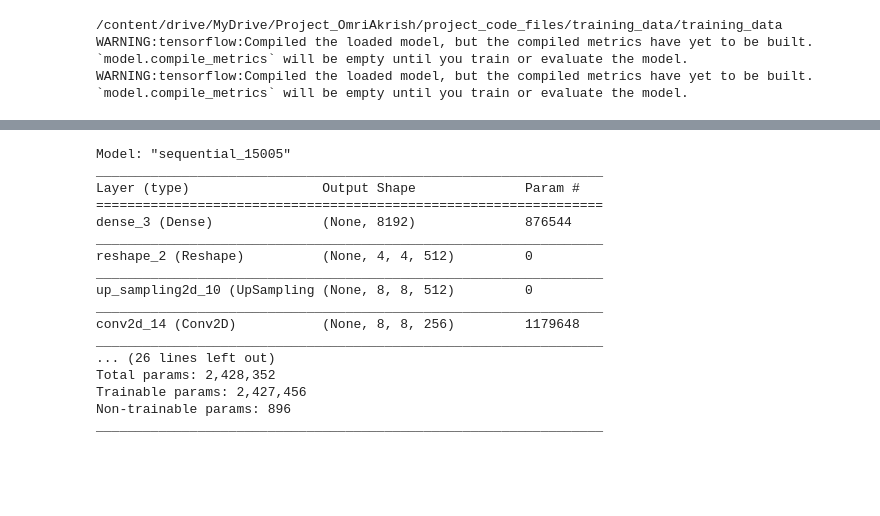
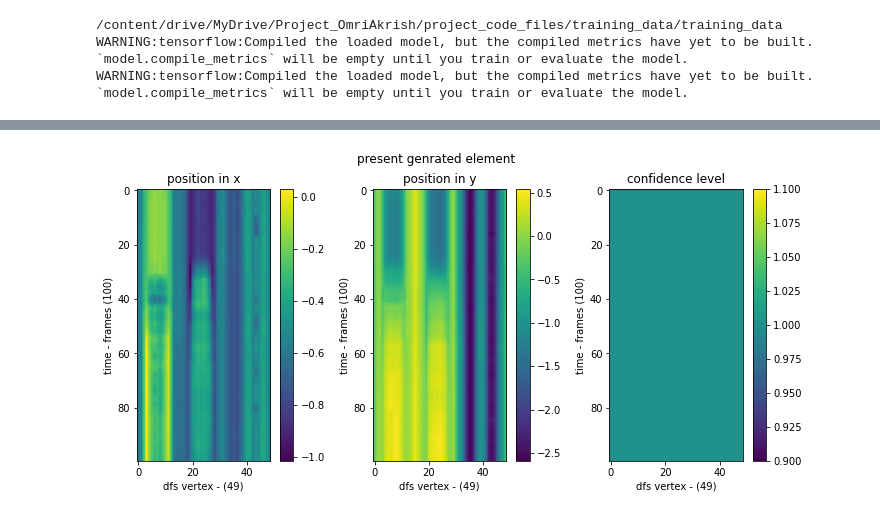
Before and after one commit to omriak/omri_project_files, a Jupyter notebook: training_colab_v03_.ipynb, the cells around one changed output, grey strips where cells are left out. Cells and saved outputs as stored; diff of their text form; code cells hidden in the pictures; blank space fills up the shorter version.

```diff
--- a/training_colab_v03_.ipynb
+++ b/training_colab_v03_.ipynb
@@ -403,21 +385,4 @@ def build_generator(seed_size):
-# %%
-generator11 = build_generator(106)
-Model.summary(generator11)
-# %% [output]
-Model: "sequential_15005"
-_________________________________________________________________
-Layer (type)                 Output Shape              Param #
-=================================================================
-dense_3 (Dense)              (None, 8192)              876544
-_________________________________________________________________
-reshape_2 (Reshape)          (None, 4, 4, 512)         0
-_________________________________________________________________
-up_sampling2d_10 (UpSampling (None, 8, 8, 512)         0
-_________________________________________________________________
-conv2d_14 (Conv2D)           (None, 8, 8, 256)         1179648
-_________________________________________________________________
-... (26 lines left out)
-Total params: 2,428,352
-Trainable params: 2,427,456
-Non-trainable params: 896
-_________________________________________________________________
+# %%
+print_sample(resizerout_3(training_data_r1[:,:,:,0:3])[7],3)
+# %% [output]
+[figure, added]
```
Also changed, not shown: parts of 21 cells of this notebook.
